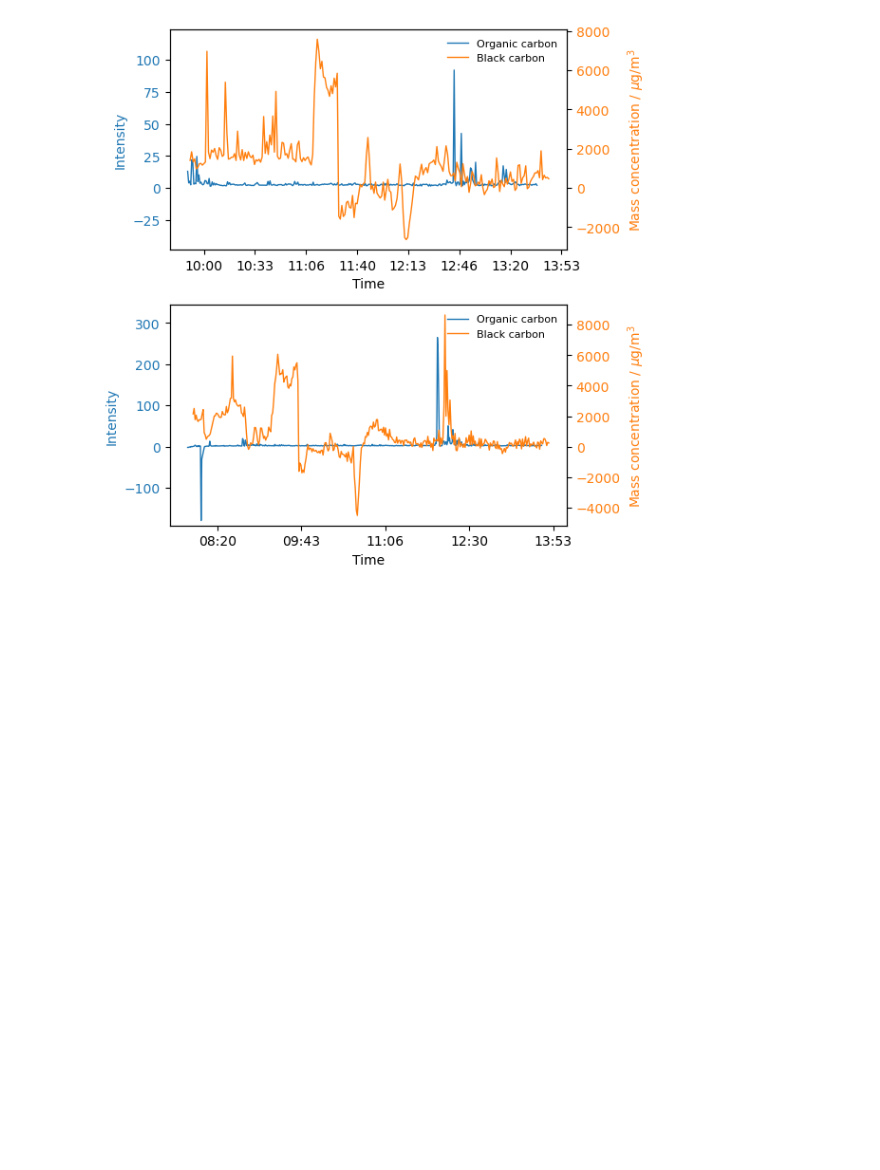
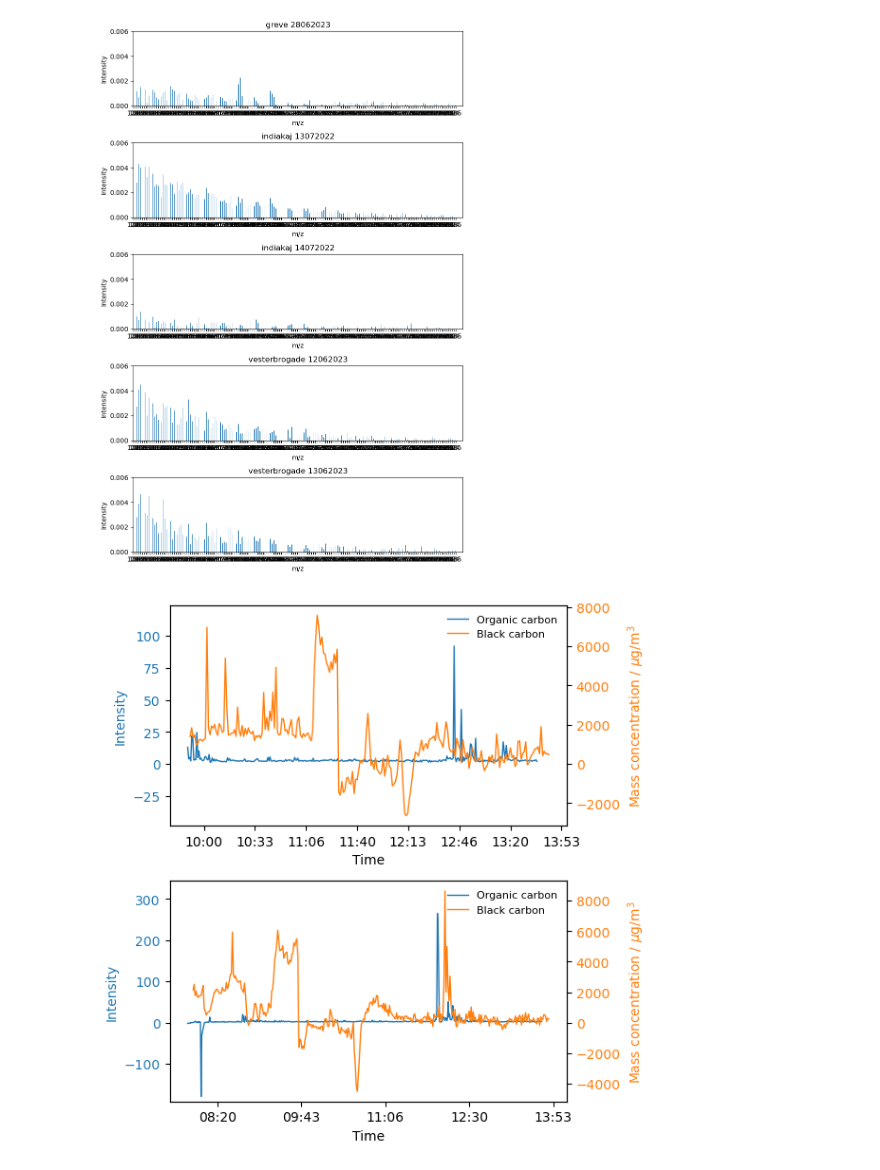
Before and after one commit to Normann25/NFA_project, a Jupyter notebook: field.ipynb, the cells around one changed output. Cells and saved outputs as stored; diff of their text form; code cells hidden in the pictures; blank space fills up the shorter version.

```diff
--- a/field.ipynb
+++ b/field.ipynb
@@ -48,30 +48,27 @@ print('Indiakaj: ', BC_indiakaj.keys())
 print('Greve: ', BC_greve.keys())
 # %%
 # Run
-def plot_MS(ax, df):
-    df['mass'] = df['mass'].astype(str)
-    x = np.arange(len(df['mass']))
-    width = 0.25
-    multiplier = 0
+def plot_MS(ax, df, key):
+    width = 0.2
 
-    for key in df.keys()[1:]:
-        offset = width * multiplier
-        ax.plot(x + offset, df[key], width, label = key)
-        multiplier += 1
+    ax.bar(df['mass'], df[key], width)
 
-    ax.set_ylabel('Intensity')
-    ax.set_title('m/z')
-    ax.set_xticks(x + 2*width, df['mass'])
-    ax.legend(frameon = False)
+    ax.set(xlabel = 'm/z', ylabel = 'Intensity', title = key)
+    # ax.set_xticks(x + 2*width, df['mass'])
+    # ax.legend(frameon = False, fontsize = 8)
 # %%
 # Run
-fig, ax = plt.subplots(figsize = (6.3, 3))
+fig, ax = plt.subplots(5, 1, figsize = (8, 12))
 
-plot_MS(ax, MS['Trafic_before'])
+for i, key in enumerate(MS['Trafic_before'].keys()[1:]):
+    plot_MS(ax[i], MS['Trafic_before'], key)
+    ax[i].set(ylim = (0, 0.006), xlim = (120, 305))
 
 fig.tight_layout()
 fig.savefig('Field_data/Trafic_before.png', dpi = 600)
 plt.show()
+# %% [output]
+[figure, added]
 # %%
 fig, ax = plt.subplots(2, 1, figsize = (6, 6))
 
```
Also changed, not shown: parts of 1 cell of this notebook, 1 other file.
